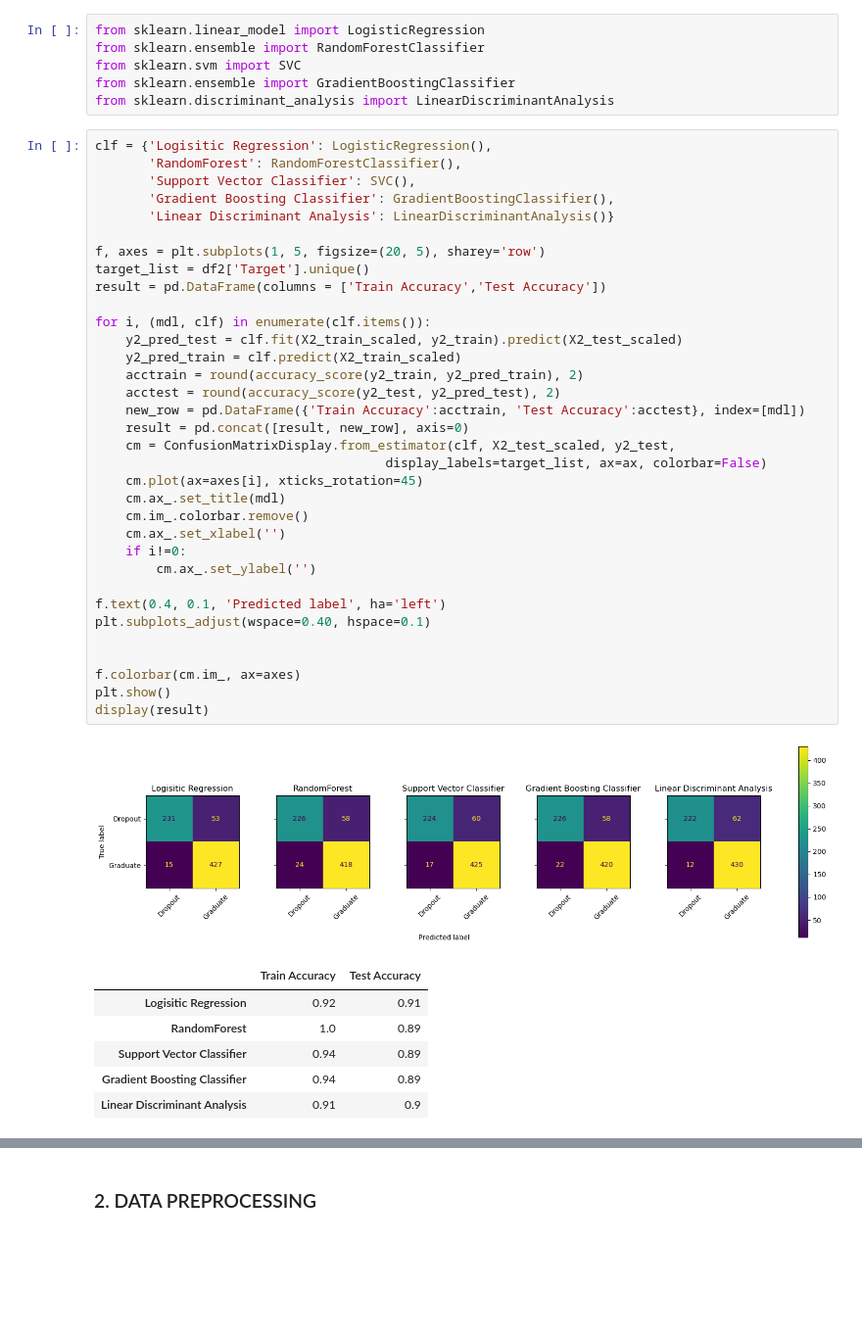
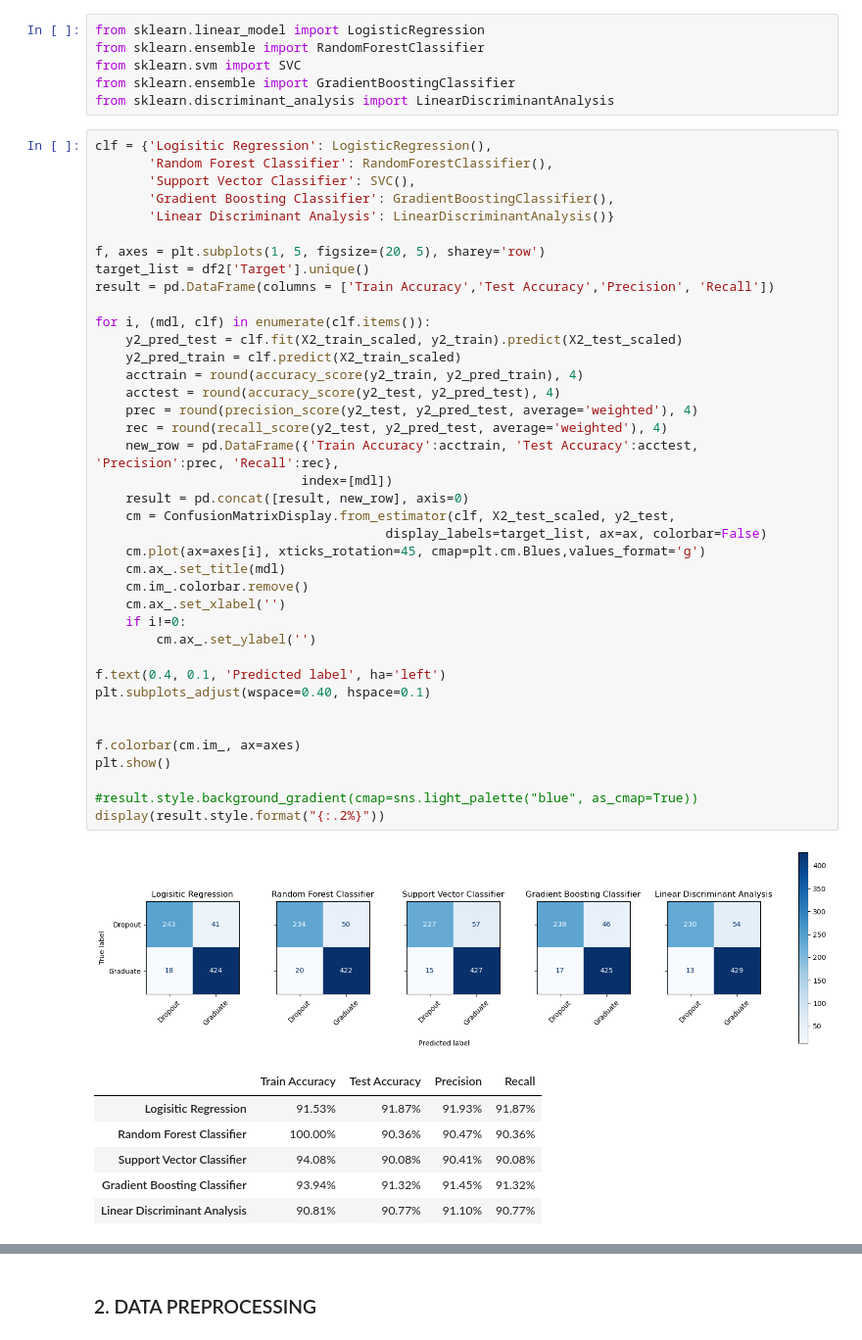
Before and after one commit to LLUhlin/data-science-project, a Jupyter notebook: student_dropout.ipynb, the cells around one changed output, grey strips where cells are left out. Shown at 98% size. Saved outputs shown, nothing was run; the diff lists cells and outputs as text; blank space fills up the shorter version.

Commit message:
Update student_dropout.ipynb
-finputs av output från voting classifier och 5 modeller scores

```diff
--- a/student_dropout.ipynb
+++ b/student_dropout.ipynb
@@ -200,46 +200,51 @@ from sklearn.ensemble import GradientBoostingClassifier
 from sklearn.discriminant_analysis import LinearDiscriminantAnalysis
 # %%
 clf = {'Logisitic Regression': LogisticRegression(),
-       'RandomForest': RandomForestClassifier(),
+       'Random Forest Classifier': RandomForestClassifier(),
        'Support Vector Classifier': SVC(),
        'Gradient Boosting Classifier': GradientBoostingClassifier(),
        'Linear Discriminant Analysis': LinearDiscriminantAnalysis()}
 
 f, axes = plt.subplots(1, 5, figsize=(20, 5), sharey='row')
 target_list = df2['Target'].unique()
-result = pd.DataFrame(columns = ['Train Accuracy','Test Accuracy'])
+result = pd.DataFrame(columns = ['Train Accuracy','Test Accuracy','Precision', 'Recall'])
 
 for i, (mdl, clf) in enumerate(clf.items()):
     y2_pred_test = clf.fit(X2_train_scaled, y2_train).predict(X2_test_scaled)
     y2_pred_train = clf.predict(X2_train_scaled)
-    acctrain = round(accuracy_score(y2_train, y2_pred_train), 2)
-    acctest = round(accuracy_score(y2_test, y2_pred_test), 2)
-    new_row = pd.DataFrame({'Train Accuracy':acctrain, 'Test Accuracy':acctest}, index=[mdl])
+    acctrain = round(accuracy_score(y2_train, y2_pred_train), 4)
+    acctest = round(accuracy_score(y2_test, y2_pred_test), 4)
+    prec = round(precision_score(y2_test, y2_pred_test, average='weighted'), 4)
+    rec = round(recall_score(y2_test, y2_pred_test, average='weighted'), 4)
+    new_row = pd.DataFrame({'Train Accuracy':acctrain, 'Test Accuracy':acctest, 'Precision':prec, 'Recall':rec},
+                           index=[mdl])
     result = pd.concat([result, new_row], axis=0)
     cm = ConfusionMatrixDisplay.from_estimator(clf, X2_test_scaled, y2_test,
                                       display_labels=target_list, ax=ax, colorbar=False)
-    cm.plot(ax=axes[i], xticks_rotation=45)
+    cm.plot(ax=axes[i], xticks_rotation=45, cmap=plt.cm.Blues,values_format='g')
     cm.ax_.set_title(mdl)
     cm.im_.colorbar.remove()
     cm.ax_.set_xlabel('')
     if i!=0:
         cm.ax_.set_ylabel('')
 
 f.text(0.4, 0.1, 'Predicted label', ha='left')
 plt.subplots_adjust(wspace=0.40, hspace=0.1)
 
 
 f.colorbar(cm.im_, ax=axes)
 plt.show()
-display(result)
+
+#result.style.background_gradient(cmap=sns.light_palette("blue", as_cmap=True))
+display(result.style.format("{:.2%}"))
 # %% [output]
-[figure, old version]
+[figure, new version]
-|  | Train Accuracy | Test Accuracy |
-| Logisitic Regression | 0.92 | 0.91 |
-| RandomForest | 1.0 | 0.89 |
-| Support Vector Classifier | 0.94 | 0.89 |
-| Gradient Boosting Classifier | 0.94 | 0.89 |
-| Linear Discriminant Analysis | 0.91 | 0.9 |
+|  | Train Accuracy | Test Accuracy | Precision | Recall |
+| Logisitic Regression | 91.53% | 91.87% | 91.93% | 91.87% |
+| Random Forest Classifier | 100.00% | 90.36% | 90.47% | 90.36% |
+| Support Vector Classifier | 94.08% | 90.08% | 90.41% | 90.08% |
+| Gradient Boosting Classifier | 93.94% | 91.32% | 91.45% | 91.32% |
+| Linear Discriminant Analysis | 90.81% | 90.77% | 91.10% | 90.77% |
 # %%
 from sklearn.ensemble import VotingClassifier
 
```
Also changed, not shown: parts of 3 cells of this notebook.
